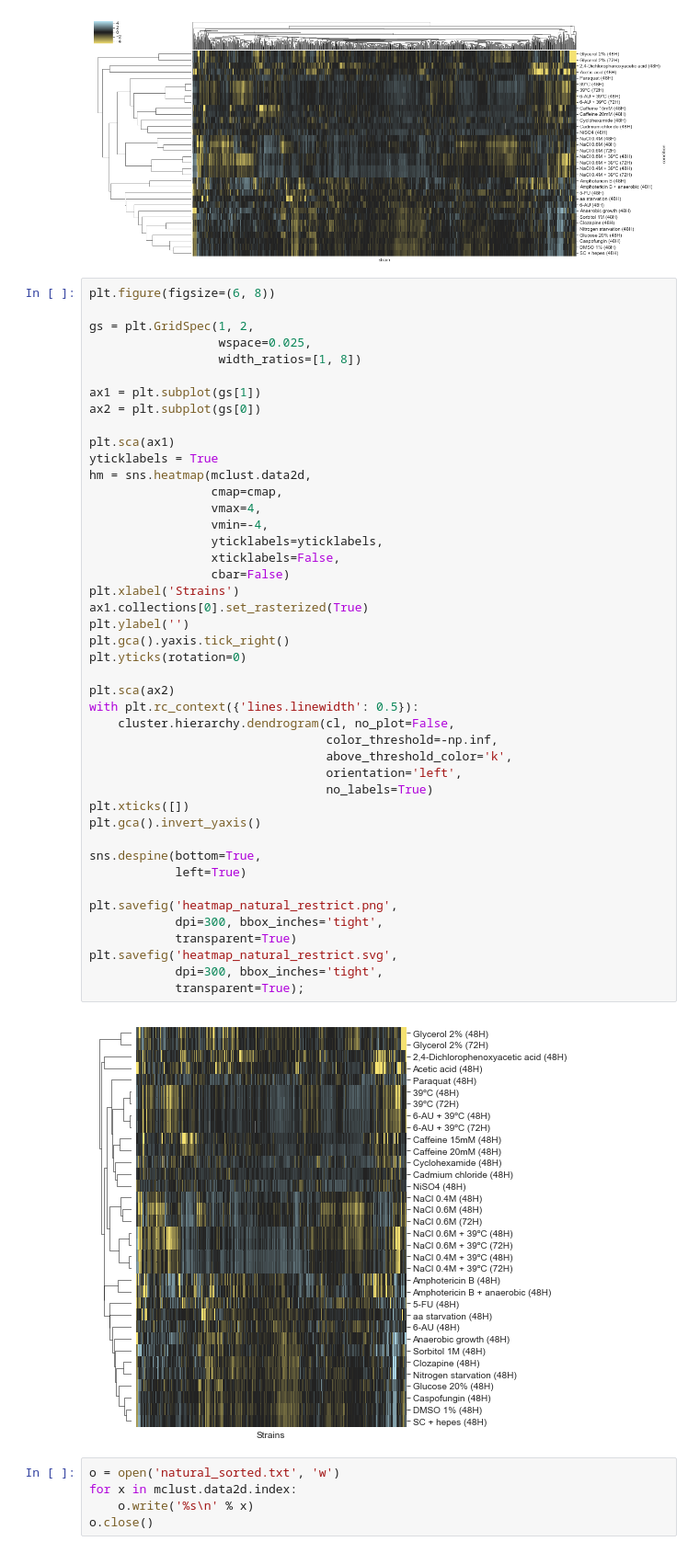
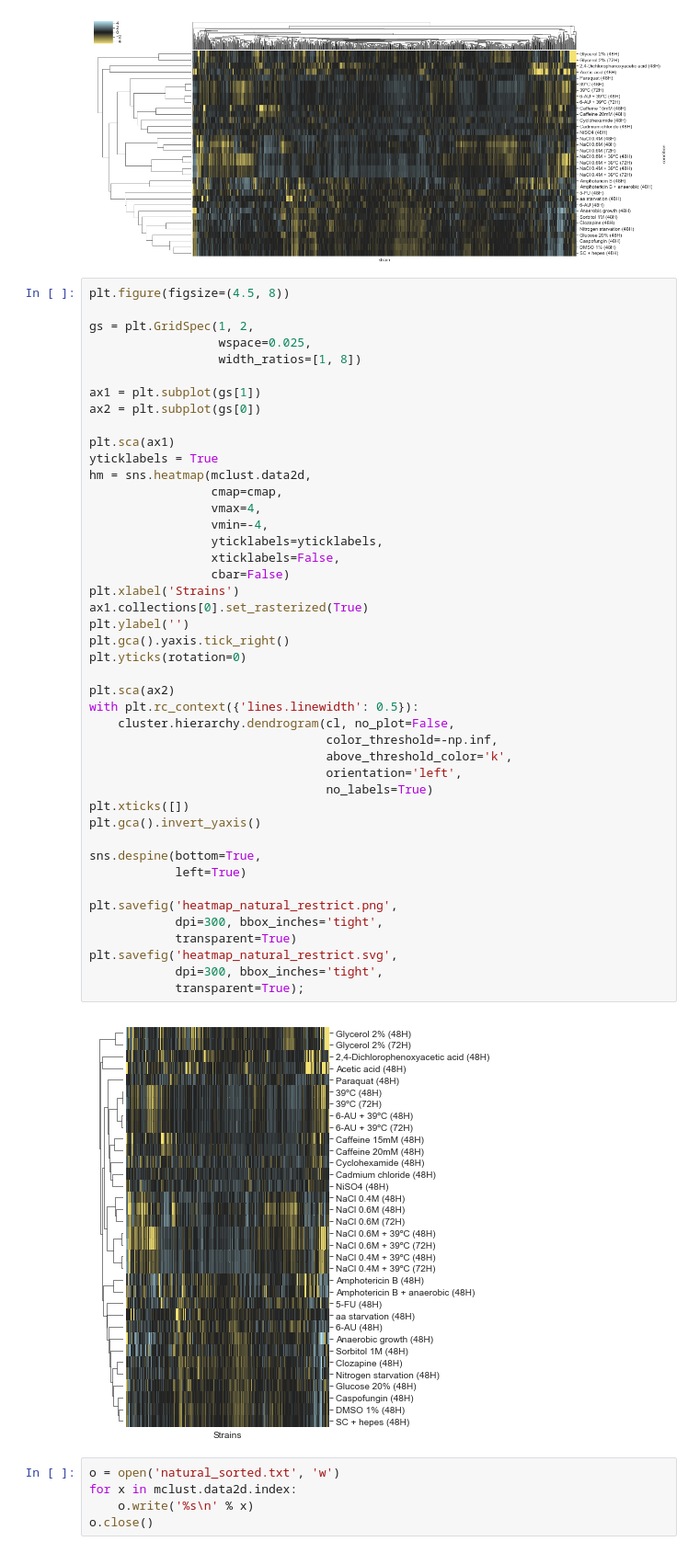
Before and after one commit to mgalardini/2018koyeast, a Jupyter notebook: notebooks/heatmaps-natural.ipynb, the cells around one changed output. Shown: that part at 92% size. Drawn from its saved outputs; the diff is of its cells as text.

```diff
--- a/notebooks/heatmaps-natural.ipynb
+++ b/notebooks/heatmaps-natural.ipynb
@@ -203,7 +203,7 @@ mclust = sns.clustermap(p.T,
 # %% [output]
 [figure]
 # %%
-plt.figure(figsize=(6, 8))
+plt.figure(figsize=(4.5, 8))
 
 gs = plt.GridSpec(1, 2,
                   wspace=0.025,
@@ -220,34 +220,34 @@ hm = sns.heatmap(mclust.data2d,
                  vmin=-4,
                  yticklabels=yticklabels,
                  xticklabels=False,
                  cbar=False)
 plt.xlabel('Strains')
 ax1.collections[0].set_rasterized(True)
 plt.ylabel('')
 plt.gca().yaxis.tick_right()
 plt.yticks(rotation=0)
 
 plt.sca(ax2)
 with plt.rc_context({'lines.linewidth': 0.5}):
     cluster.hierarchy.dendrogram(cl, no_plot=False,
                                  color_threshold=-np.inf,
                                  above_threshold_color='k',
                                  orientation='left',
                                  no_labels=True)
 plt.xticks([])
 plt.gca().invert_yaxis()
 
 sns.despine(bottom=True,
             left=True)
 
 plt.savefig('heatmap_natural_restrict.png',
             dpi=300, bbox_inches='tight',
             transparent=True)
 plt.savefig('heatmap_natural_restrict.svg',
             dpi=300, bbox_inches='tight',
             transparent=True);
 # %% [output]
-[figure, old version]
+[figure, new version]
 # %%
 o = open('natural_sorted.txt', 'w')
 for x in mclust.data2d.index:
```
Also changed, not shown: 3 other files.
